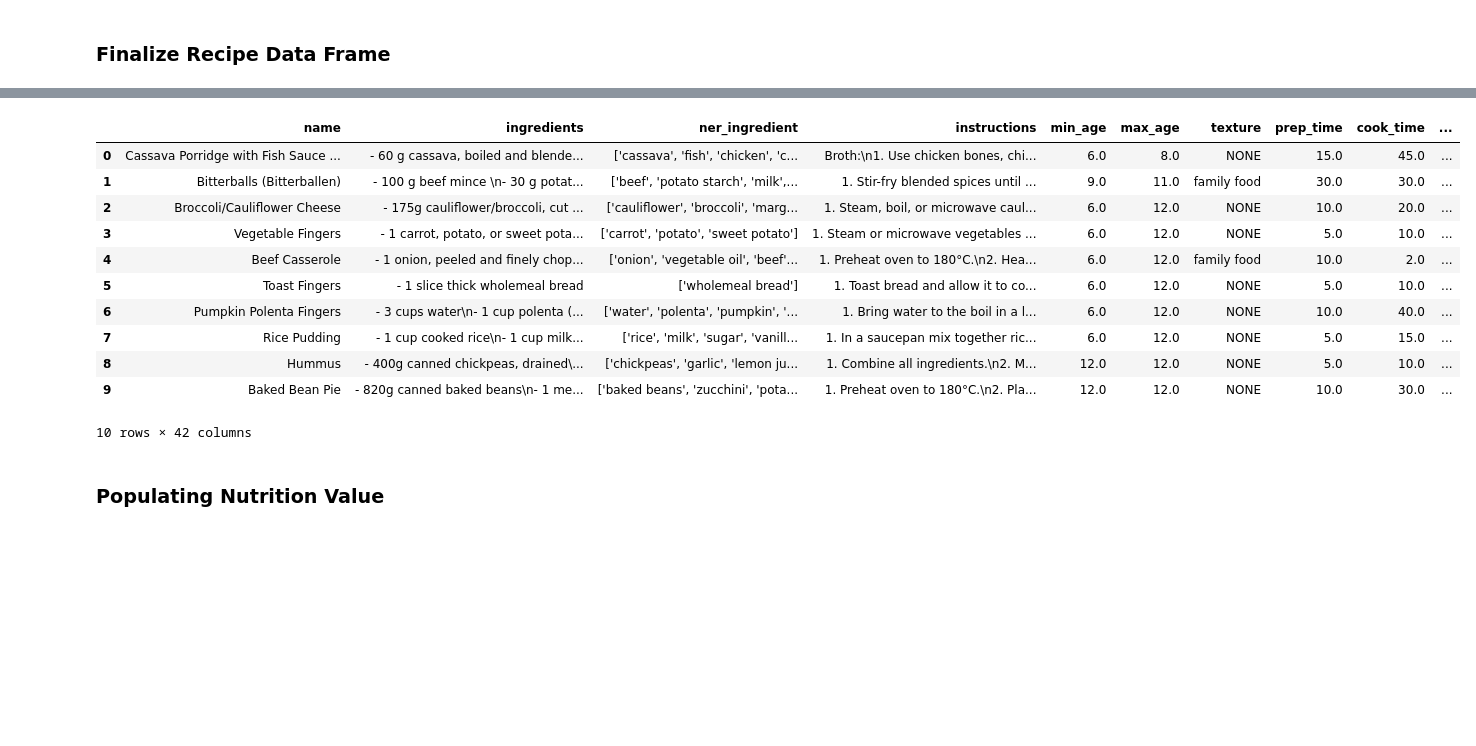
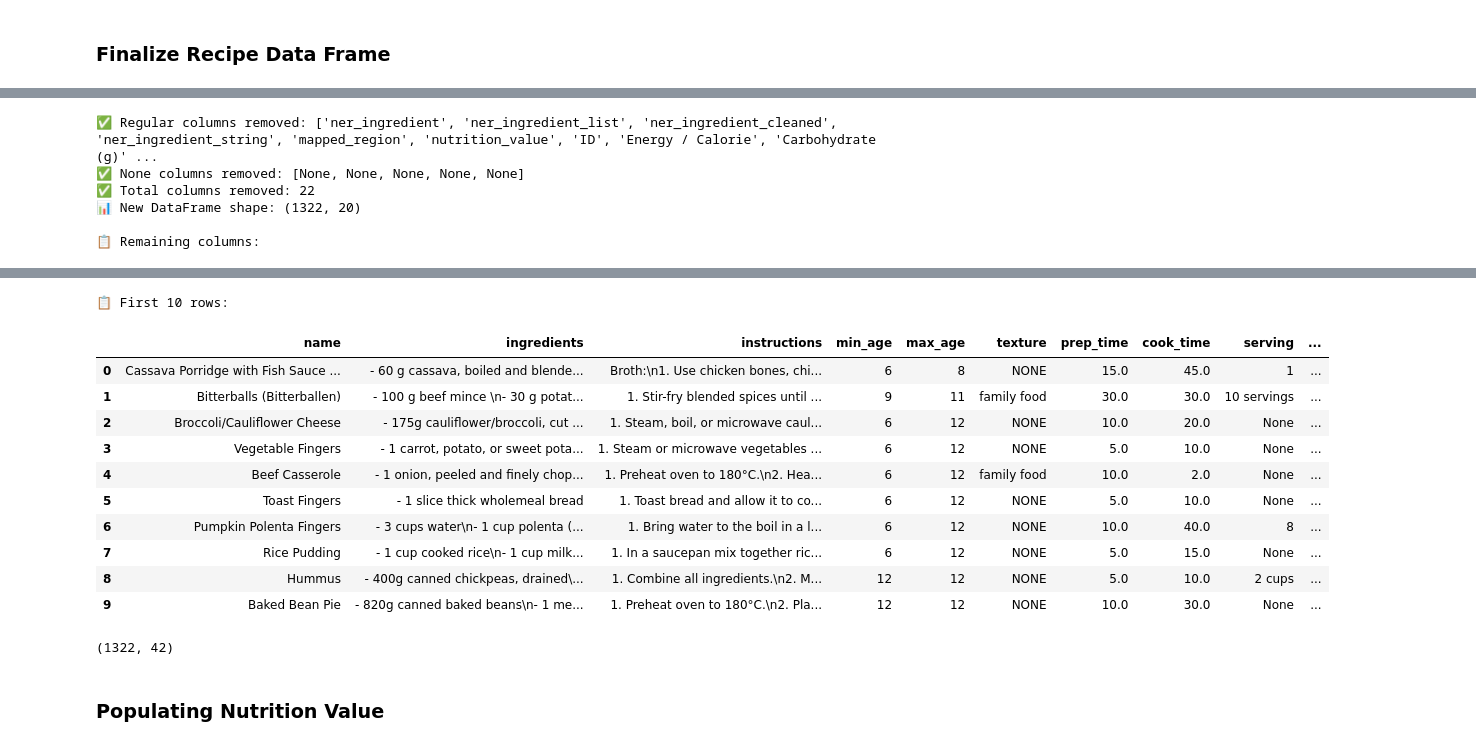
Before and after one commit to itshelena07/baby_food_recom_ai, a Jupyter notebook: 01_DataPreprocessing/pre-processing.ipynb, the cells around one changed output, grey strips where cells are left out. Cells and saved outputs as stored; diff of their text form; code cells hidden in the pictures; blank space fills up the shorter version.

Commit message:
new nutrition recipe

```diff
--- a/01_DataPreprocessing/pre-processing.ipynb
+++ b/01_DataPreprocessing/pre-processing.ipynb
@@ -681,3 +1684,20 @@ def classify_recipe_texture(recipe_name, ner_ingredients, instructions_list, TEX
 
     # Default fallback
     return "NONE"
+# %%
+# Get unique textures, stripping whitespace and converting to string
+unique_textures = df['texture'].astype(str).str.strip()
+
+# Replace common empty/placeholder values with NaN
+unique_textures = unique_textures.replace(['', 'None', 'none', 'nan', 'NaN', 'NaT'], np.nan)
+
+# Get sorted unique values + count
+unique_list = sorted(unique_textures.dropna().unique())
+
+# Print results
+print("Sorted unique textures:")
+for idx, texture in enumerate(unique_list, 1):
+    print(f" - {texture}")
+
+# Optional: Count how many unique values there are
+print(f"\n📊 Total unique texture values: {len(unique_list)}")
@@ -707,3 +1778,20 @@ df[['name', 'ner_ingredient', 'texture']].head(10)
 | 7 | Rice Pudding | ['rice', 'milk', 'sugar', 'vanill... | NONE |
 | 8 | Hummus | ['chickpeas', 'garlic', 'lemon ju... | NONE |
 | 9 | Baked Bean Pie | ['baked beans', 'zucchini', 'pota... | NONE |
+# %%
+# Get unique textures, stripping whitespace and converting to string
+unique_textures = df['texture'].astype(str).str.strip()
+
+# Replace common empty/placeholder values with NaN
+unique_textures = unique_textures.replace(['', 'None', 'none', 'nan', 'NaN', 'NaT'], np.nan)
+
+# Get sorted unique values + count
+unique_list = sorted(unique_textures.dropna().unique())
+
+# Print results
+print("Sorted unique textures:")
+for idx, texture in enumerate(unique_list, 1):
+    print(f" - {texture}")
+
+# Optional: Count how many unique values there are
+print(f"\n📊 Total unique texture values: {len(unique_list)}")
@@ -3022,7 +4108,8 @@ columns_to_exclude = [
     'ner_ingredient', 'ner_ingredient_list', 'ner_ingredient_cleaned',
     'ner_ingredient_string', 'mapped_region', 'nutrition_value', 'ID',
     'Energy / Calorie', 'Carbohydrate (g)', 'Protein (g)', 'Fat (g)',
-    'List of Micros', 'dietary_tags', 'choking_hazard', 'allergen'
+    'List of Micros', 'dietary_tags', 'choking_hazard', 'allergen',
+    'origin', 'region'
 ]
 
 # 3. Find existing columns to exclude (regular named columns)
@@ -3047,3 +4134,9 @@ display(recipes.columns.tolist())
 print("\n📋 First 10 rows:")
 display(recipes.head(10))
 # %% [output]
+✅ Regular columns removed: ['ner_ingredient', 'ner_ingredient_list', 'ner_ingredient_cleaned', 'ner_ingredient_string', 'mapped_region', 'nutrition_value', 'ID', 'Energy / Calorie', 'Carbohydrate (g)' ...
+✅ None columns removed: [None, None, None, None, None]
+✅ Total columns removed: 22
+📊 New DataFrame shape: (1322, 20)
+
+📋 Remaining columns:
@@ -3050,15 +4163,19 @@ display(recipes.head(10))
+📋 First 10 rows:
-|  | name | ingredients | ner_ingredient | instructions | min_age | max_age | texture | prep_time | cook_time | ... |
-| 0 | Cassava Porridge with Fish Sauce ... | - 60 g cassava, boiled and blende... | ['cassava', 'fish', 'chicken', 'c... | Broth:\n1. Use chicken bones, chi... | 6.0 | 8.0 | NONE | 15.0 | 45.0 | ... |
-| 1 | Bitterballs (Bitterballen) | - 100 g beef mince \n- 30 g potat... | ['beef', 'potato starch', 'milk',... | 1. Stir-fry blended spices until ... | 9.0 | 11.0 | family food | 30.0 | 30.0 | ... |
-| 2 | Broccoli/Cauliflower Cheese | - 175g cauliflower/broccoli, cut ... | ['cauliflower', 'broccoli', 'marg... | 1. Steam, boil, or microwave caul... | 6.0 | 12.0 | NONE | 10.0 | 20.0 | ... |
-| 3 | Vegetable Fingers | - 1 carrot, potato, or sweet pota... | ['carrot', 'potato', 'sweet potato'] | 1. Steam or microwave vegetables ... | 6.0 | 12.0 | NONE | 5.0 | 10.0 | ... |
-| 4 | Beef Casserole | - 1 onion, peeled and finely chop... | ['onion', 'vegetable oil', 'beef'... | 1. Preheat oven to 180°C.\n2. Hea... | 6.0 | 12.0 | family food | 10.0 | 2.0 | ... |
-| 5 | Toast Fingers | - 1 slice thick wholemeal bread | ['wholemeal bread'] | 1. Toast bread and allow it to co... | 6.0 | 12.0 | NONE | 5.0 | 10.0 | ... |
-| 6 | Pumpkin Polenta Fingers | - 3 cups water\n- 1 cup polenta (... | ['water', 'polenta', 'pumpkin', '... | 1. Bring water to the boil in a l... | 6.0 | 12.0 | NONE | 10.0 | 40.0 | ... |
-| 7 | Rice Pudding | - 1 cup cooked rice\n- 1 cup milk... | ['rice', 'milk', 'sugar', 'vanill... | 1. In a saucepan mix together ric... | 6.0 | 12.0 | NONE | 5.0 | 15.0 | ... |
-| 8 | Hummus | - 400g canned chickpeas, drained\... | ['chickpeas', 'garlic', 'lemon ju... | 1. Combine all ingredients.\n2. M... | 12.0 | 12.0 | NONE | 5.0 | 10.0 | ... |
-| 9 | Baked Bean Pie | - 820g canned baked beans\n- 1 me... | ['baked beans', 'zucchini', 'pota... | 1. Preheat oven to 180°C.\n2. Pla... | 12.0 | 12.0 | NONE | 10.0 | 30.0 | ... |
+|  | name | ingredients | instructions | min_age | max_age | texture | prep_time | cook_time | serving | ... |
+| 0 | Cassava Porridge with Fish Sauce ... | - 60 g cassava, boiled and blende... | Broth:\n1. Use chicken bones, chi... | 6 | 8 | NONE | 15.0 | 45.0 | 1 | ... |
+| 1 | Bitterballs (Bitterballen) | - 100 g beef mince \n- 30 g potat... | 1. Stir-fry blended spices until ... | 9 | 11 | family food | 30.0 | 30.0 | 10 servings | ... |
+| 2 | Broccoli/Cauliflower Cheese | - 175g cauliflower/broccoli, cut ... | 1. Steam, boil, or microwave caul... | 6 | 12 | NONE | 10.0 | 20.0 | None | ... |
+| 3 | Vegetable Fingers | - 1 carrot, potato, or sweet pota... | 1. Steam or microwave vegetables ... | 6 | 12 | NONE | 5.0 | 10.0 | None | ... |
+| 4 | Beef Casserole | - 1 onion, peeled and finely chop... | 1. Preheat oven to 180°C.\n2. Hea... | 6 | 12 | family food | 10.0 | 2.0 | None | ... |
+| 5 | Toast Fingers | - 1 slice thick wholemeal bread | 1. Toast bread and allow it to co... | 6 | 12 | NONE | 5.0 | 10.0 | None | ... |
+| 6 | Pumpkin Polenta Fingers | - 3 cups water\n- 1 cup polenta (... | 1. Bring water to the boil in a l... | 6 | 12 | NONE | 10.0 | 40.0 | 8 | ... |
+| 7 | Rice Pudding | - 1 cup cooked rice\n- 1 cup milk... | 1. In a saucepan mix together ric... | 6 | 12 | NONE | 5.0 | 15.0 | None | ... |
+| 8 | Hummus | - 400g canned chickpeas, drained\... | 1. Combine all ingredients.\n2. M... | 12 | 12 | NONE | 5.0 | 10.0 | 2 cups | ... |
+| 9 | Baked Bean Pie | - 820g canned baked beans\n- 1 me... | 1. Preheat oven to 180°C.\n2. Pla... | 12 | 12 | NONE | 10.0 | 30.0 | None | ... |
-10 rows × 42 columns
+# %%
+recipes_df.shape
+# %% [output]
+(1322, 42)
 # %%
 #finalize the recipe_Df
 # %% [markdown]
```
Also changed, not shown: parts of 78 cells of this notebook.
